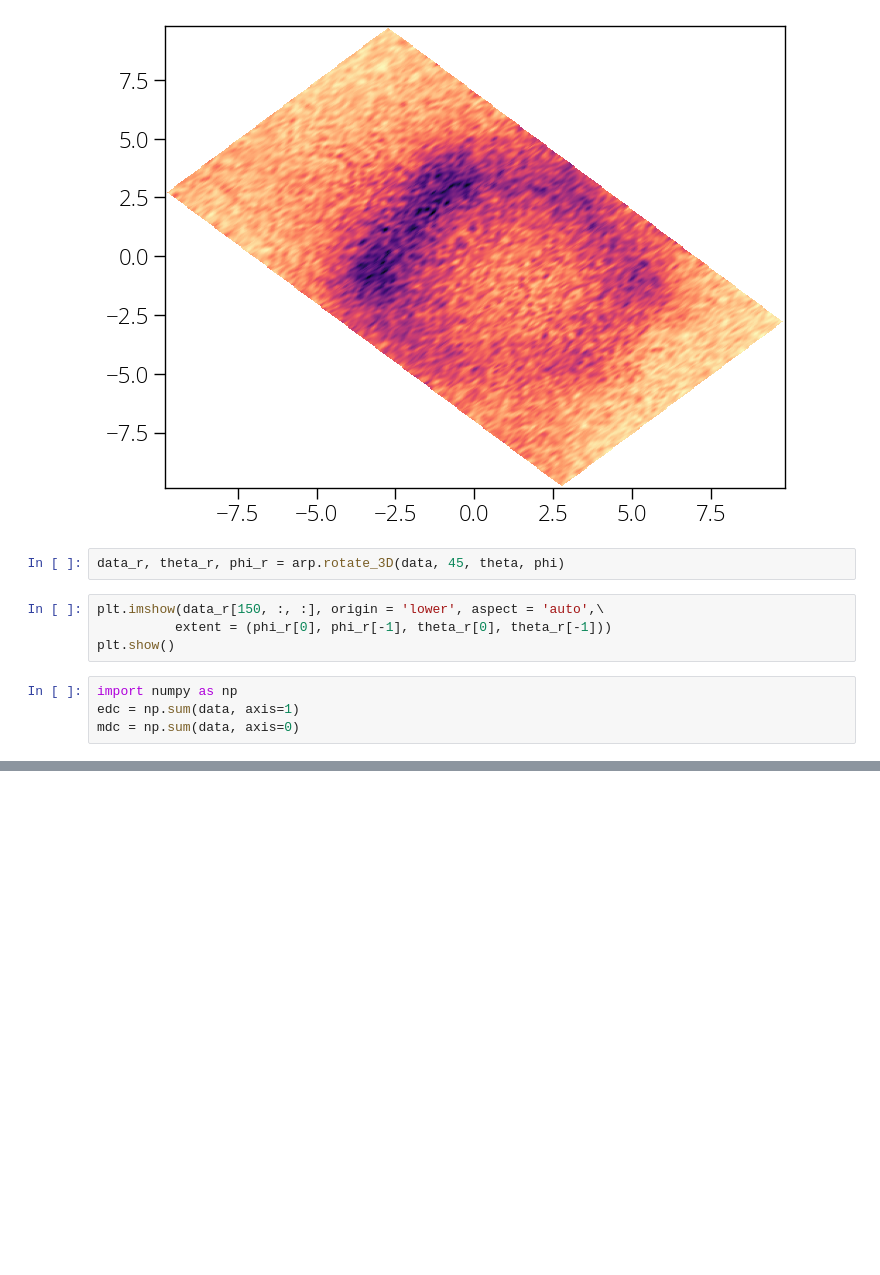
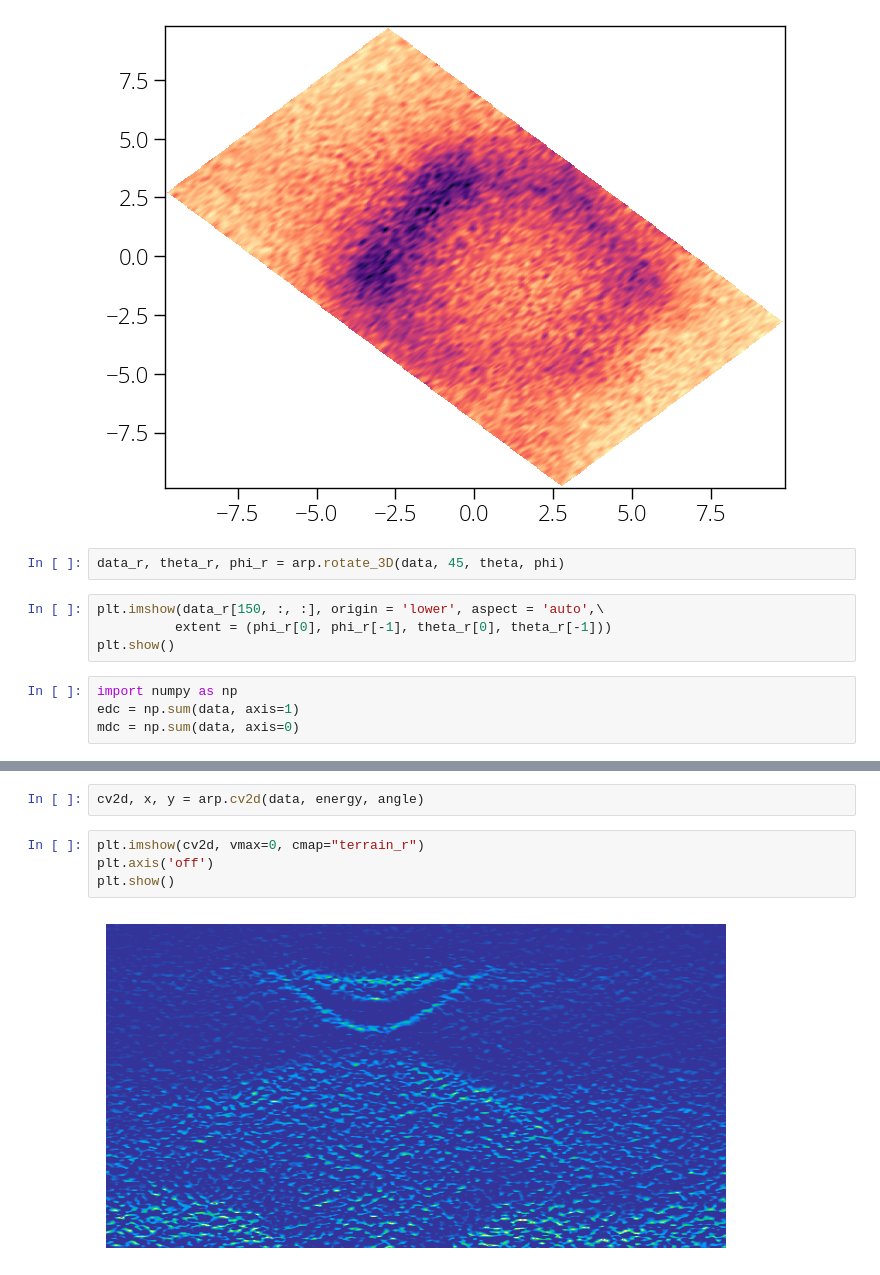
Before and after one commit to pranabdas/arpespythontools, a Jupyter notebook: notebooks/hands-on.ipynb, the cells around one changed output, grey strips where cells are left out. Cells and saved outputs as stored; diff of their text form; blank space fills up the shorter version.

```diff
--- a/notebooks/examples.ipynb
+++ b/notebooks/hands-on.ipynb
@@ -139,0 +149,8 @@ mdc = np.sum(data, axis=0)
+# %%
+cv2d, x, y = arp.cv2d(data, energy, angle)
+# %%
+plt.imshow(cv2d, vmax=0, cmap="terrain_r")
+plt.axis('off')
+plt.show()
+# %% [output]
+[figure, added]
```
Also changed, not shown: parts of 3 cells of this notebook, 15 other files.
